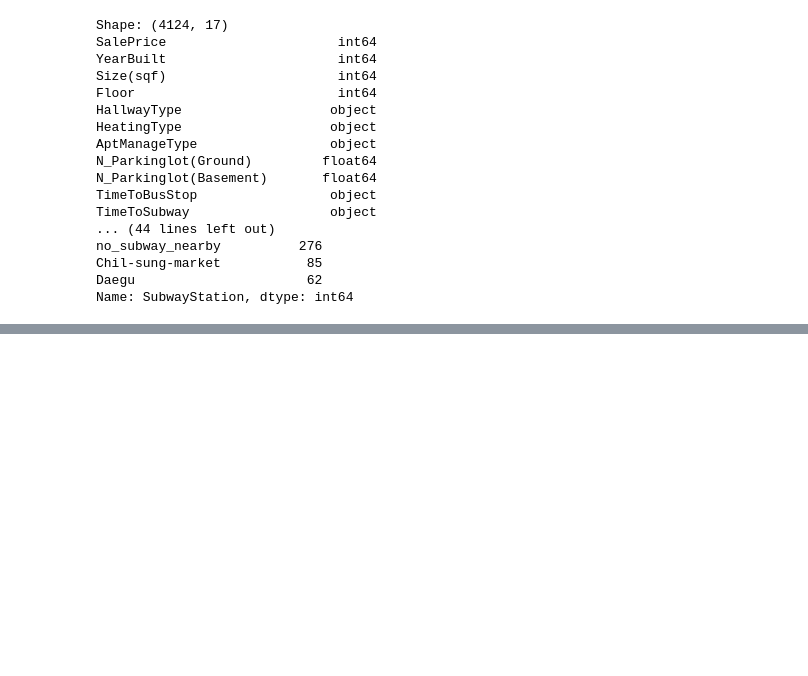
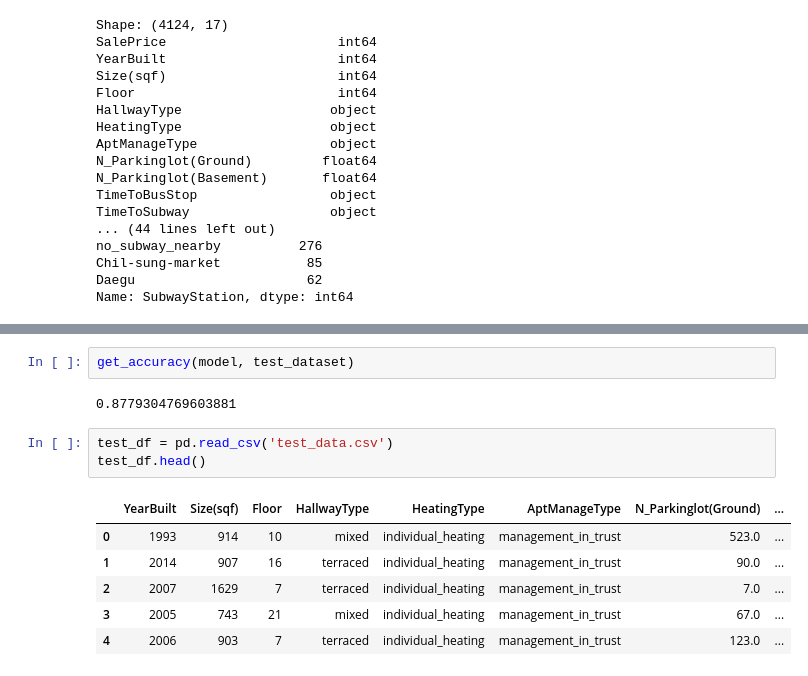
Before and after one commit to LJaremek/SSNE, a Jupyter notebook: zadanie_2/main.ipynb, the cells around one changed output, grey strips where cells are left out. Drawn from its saved outputs; the diff is of its cells as text; blank space fills up the shorter version.

```diff
--- a/zadanie_2/main.ipynb
+++ b/zadanie_2/main.ipynb
@@ -195,0 +239,14 @@ RuntimeError: expected scalar type Long but found Double
+# %%
+get_accuracy(model, test_dataset)
+# %% [output]
+0.8779304769603881
+# %%
+test_df = pd.read_csv('test_data.csv')
+test_df.head()
+# %% [output]
+|  | YearBuilt | Size(sqf) | Floor | HallwayType | HeatingType | AptManageType | N_Parkinglot(Ground) | ... |
+| 0 | 1993 | 914 | 10 | mixed | individual_heating | management_in_trust | 523.0 | ... |
+| 1 | 2014 | 907 | 16 | terraced | individual_heating | management_in_trust | 90.0 | ... |
+| 2 | 2007 | 1629 | 7 | terraced | individual_heating | management_in_trust | 7.0 | ... |
+| 3 | 2005 | 743 | 21 | mixed | individual_heating | management_in_trust | 67.0 | ... |
+| 4 | 2006 | 903 | 7 | terraced | individual_heating | management_in_trust | 123.0 | ... |
```
Also changed, not shown: parts of 14 cells of this notebook, 1 other file.
